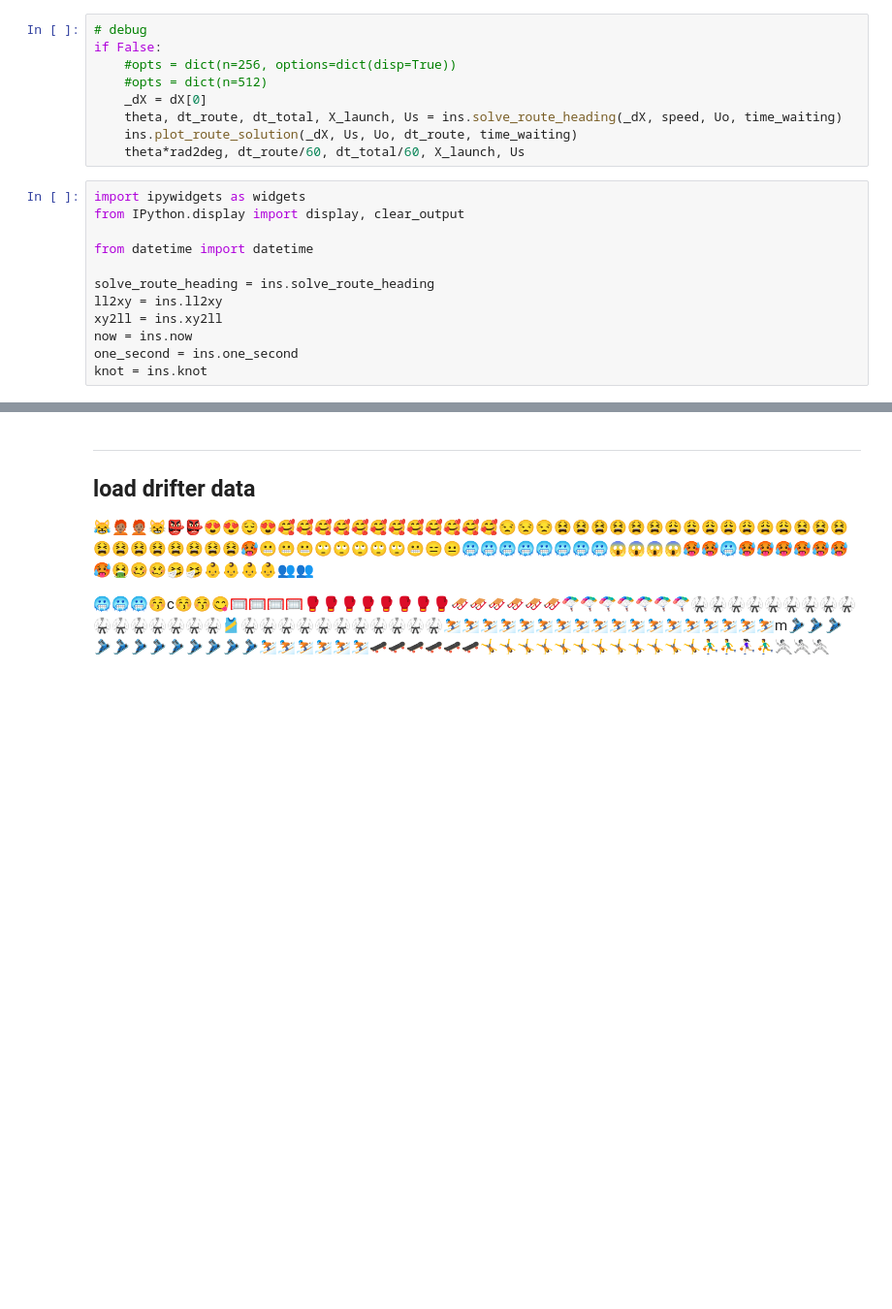
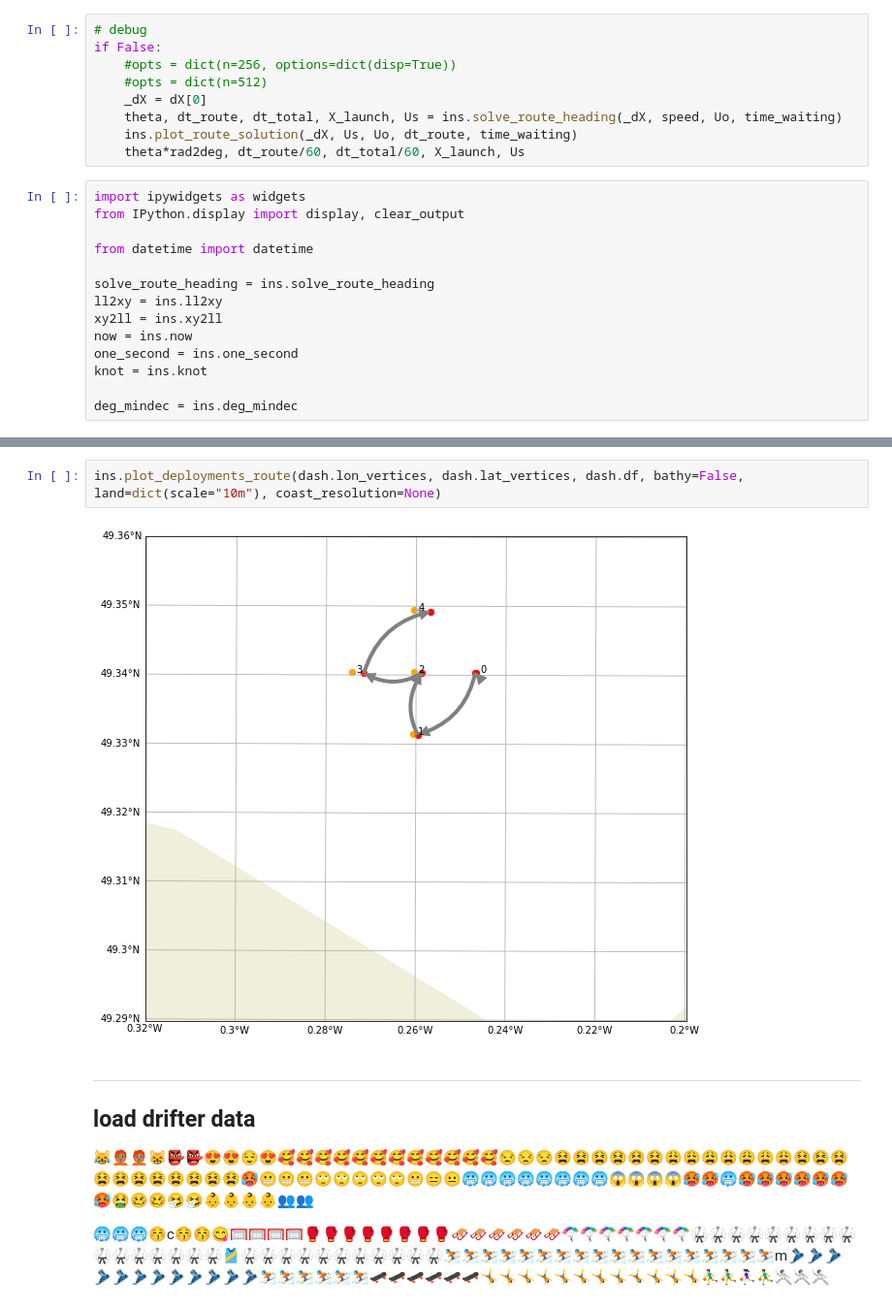
Before and after one commit to apatlpo/taos, a Jupyter notebook: campaign/dev.ipynb, the cells around one changed output, grey strips where cells are left out. Shown at 97% size. Cells and saved outputs as stored; diff of their text form; blank space fills up the shorter version.

Commit message:
should be good to go for deployment, introduce schedule_route nb

```diff
--- a/campaign/dev.ipynb
+++ b/campaign/dev.ipynb
@@ -233,4 +234,6 @@ xy2ll = ins.xy2ll
 now = ins.now
 one_second = ins.one_second
 knot = ins.knot
+
+deg_mindec = ins.deg_mindec
 # %%
@@ -541,3 +583,7 @@ GridspecLayout(children=(Button(description='Update', icon='check', layout=Layou
+# %%
+ins.plot_deployments_route(dash.lon_vertices, dash.lat_vertices, dash.df, bathy=False, land=dict(scale="10m"), coast_resolution=None)
+# %% [output]
+[figure, added]
 # %% [markdown]
 ---
 ## load drifter data
```
Also changed, not shown: parts of 4 cells of this notebook, 2 other files.
